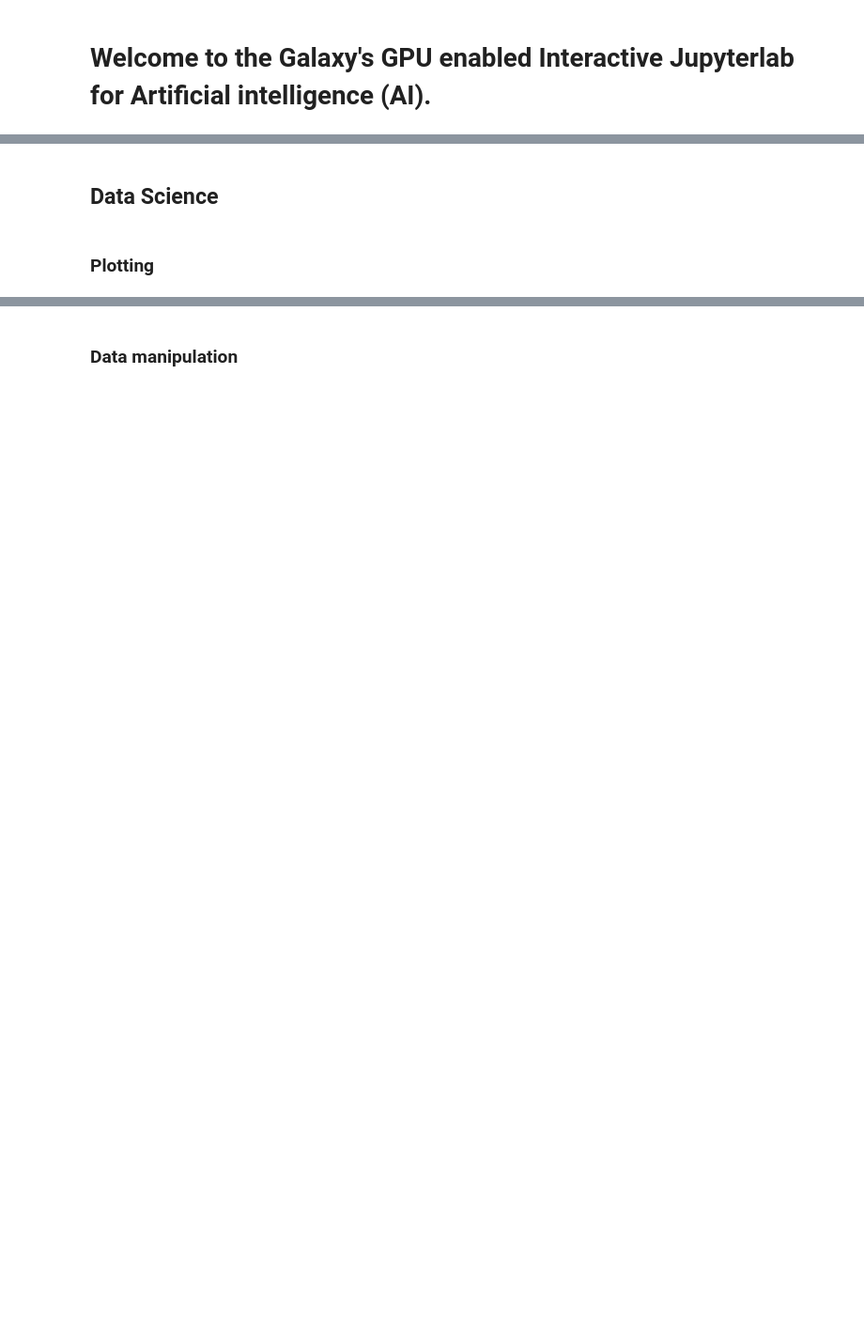
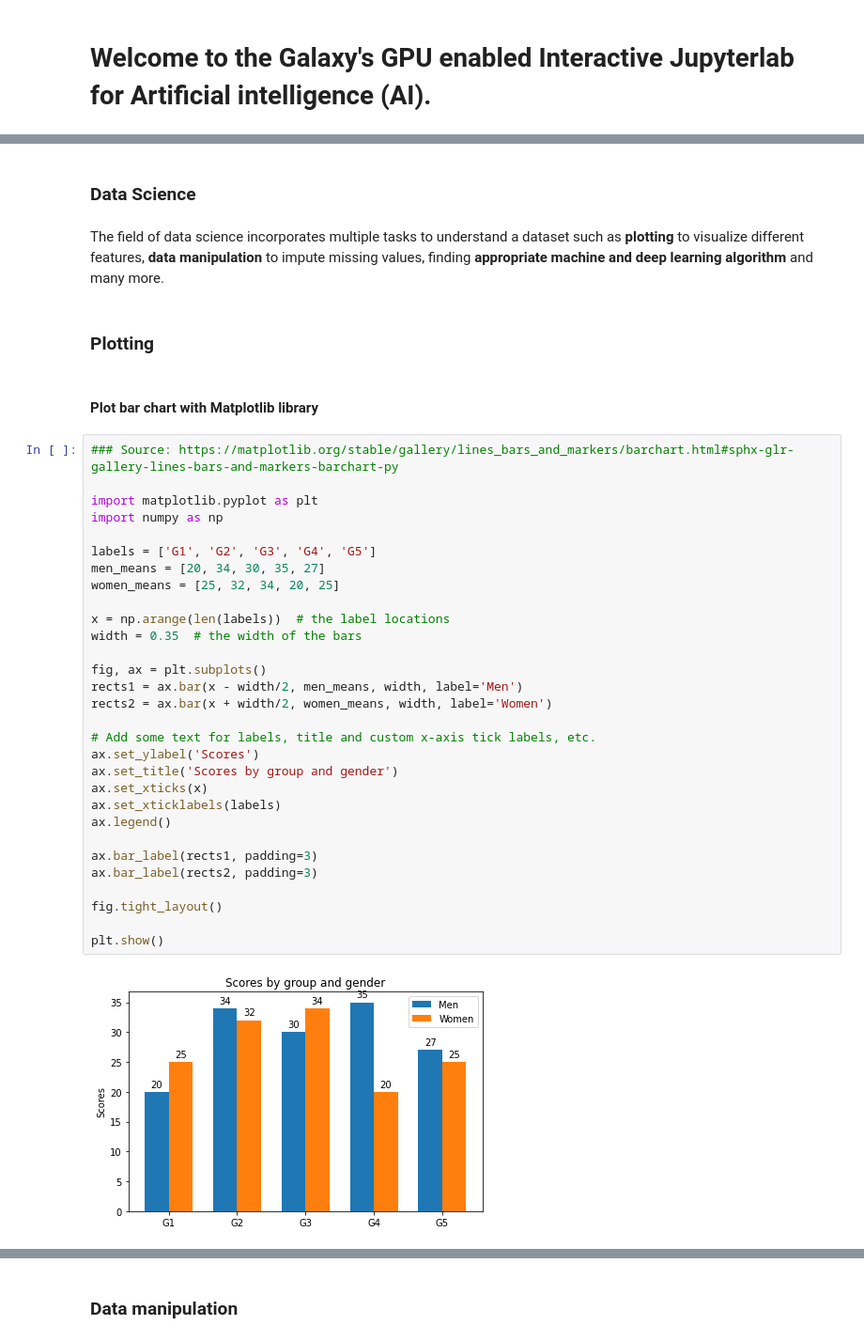
Before and after one commit to anuprulez/ml-jupyter-notebook, a Jupyter notebook: home_page.ipynb, the cells around one changed output, grey strips where cells are left out. Shown at 94% size. Drawn from its saved outputs; the diff is of its cells as text; blank space fills up the shorter version.

```diff
--- a/home_page.ipynb
+++ b/home_page.ipynb
@@ -13,4 +27,40 @@ The jupyter notebook is powered by the latest JupyterLab (3.0.7) and Tensorflow
 # %% [markdown]
-## Data Science
+### Data Science
+# %% [markdown]
+The field of data science incorporates multiple tasks to understand a dataset such as **plotting** to visualize different features, **data manipulation** to impute missing values, finding **appropriate machine and deep learning algorithm** and many more.
 # %% [markdown]
 ### Plotting
+# %% [markdown]
+#### Plot bar chart with Matplotlib library
+# %%
+### Source: https://matplotlib.org/stable/gallery/lines_bars_and_markers/barchart.html#sphx-glr-gallery-lines-bars-and-markers-barchart-py
+
+import matplotlib.pyplot as plt
+import numpy as np
+
+labels = ['G1', 'G2', 'G3', 'G4', 'G5']
+men_means = [20, 34, 30, 35, 27]
+women_means = [25, 32, 34, 20, 25]
+
+x = np.arange(len(labels))  # the label locations
+width = 0.35  # the width of the bars
+
+fig, ax = plt.subplots()
+rects1 = ax.bar(x - width/2, men_means, width, label='Men')
+rects2 = ax.bar(x + width/2, women_means, width, label='Women')
+
+# Add some text for labels, title and custom x-axis tick labels, etc.
+ax.set_ylabel('Scores')
+ax.set_title('Scores by group and gender')
+ax.set_xticks(x)
+ax.set_xticklabels(labels)
+ax.legend()
+
+ax.bar_label(rects1, padding=3)
+ax.bar_label(rects2, padding=3)
+
+fig.tight_layout()
+
+plt.show()
+# %% [output]
+[figure, added]
```
Also changed, not shown: parts of 24 cells of this notebook, 15 other files.
